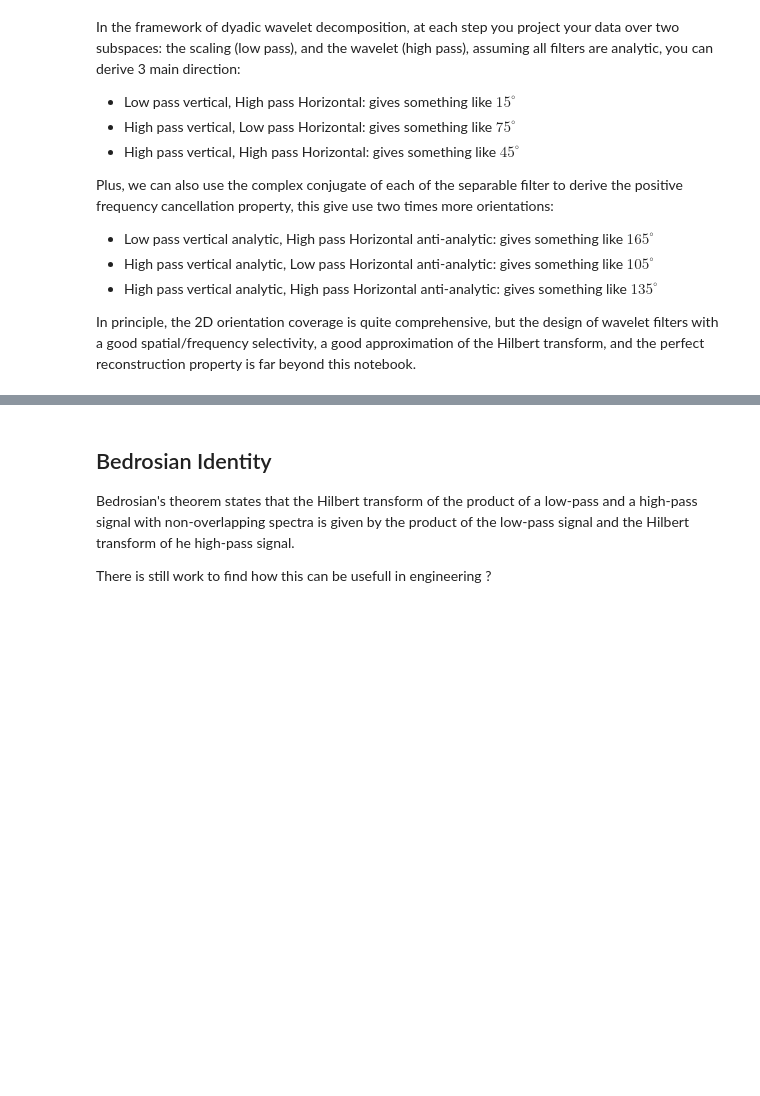
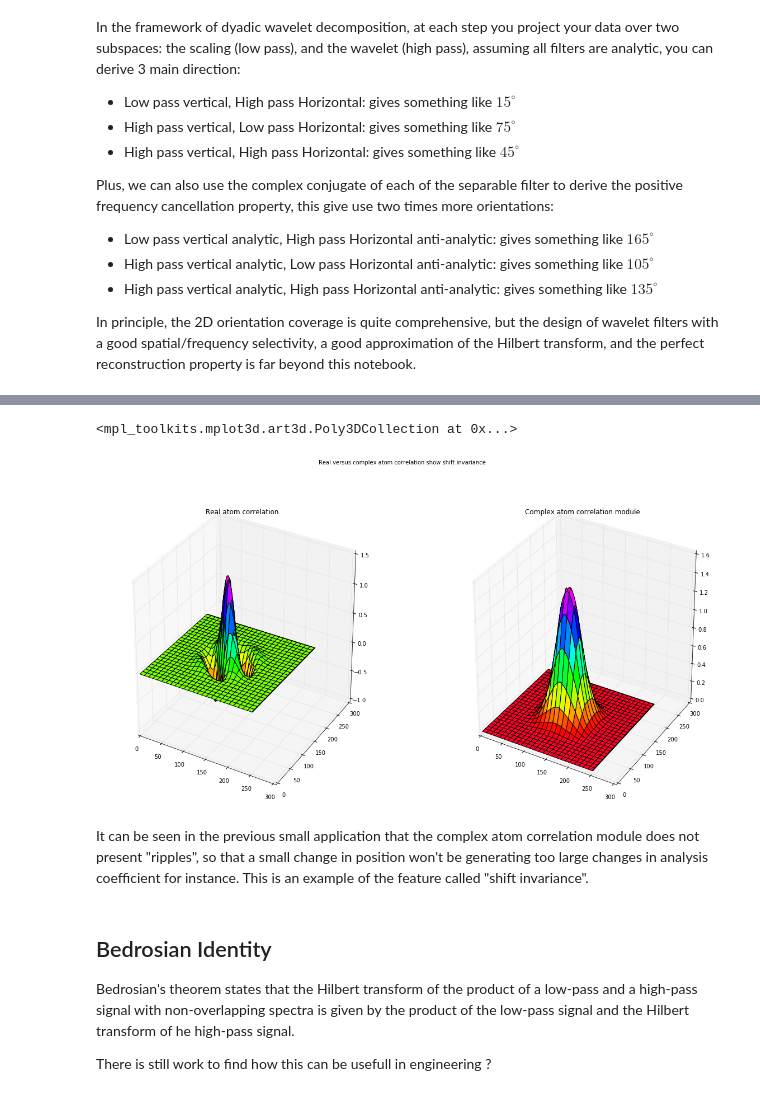
Before and after one commit to pierrepaleo/SignalProcessing-Python, a Jupyter notebook: HilbertTransform.ipynb, the cells around one changed output, grey strips where cells are left out. Drawn from its saved outputs; the diff is of its cells as text; code cells hidden in the pictures; blank space fills up the shorter version.

Commit message:
Shift invariance

```diff
--- a/HilbertTransform.ipynb
+++ b/HilbertTransform.ipynb
@@ -696,3 +712,37 @@ plt.imshow(K2)
+# %%
+#Checking for "shift invariance" of the complex representation
+
+atom = cpx2DAtom.real
+
+#Let's compute the 2D correlation between original image and the complex atom
+cpxCorrel = np.complex64(sisp.convolve2d(atom, cpx2DAtom.real, mode='full', boundary='fill', fillvalue=0))
+cpxCorrel.imag = sisp.convolve2d( atom, cpx2DAtom.imag, mode='full', boundary='fill', fillvalue=0)
+
+#prettier plot if resampled
+cpxCorrelResamp = np.complex64(scim.zoom(cpxCorrel.real, 12, order=3))
+cpxCorrelResamp.imag = scim.zoom(cpxCorrel.imag, 12, order=3)
+
+plt.figure(0,figsize=(20,10))
+
+fig = plt.figure(0)
+plt.suptitle("Real versus complex atom correlation show shift invariance")
+
+ogrid = np.lib.index_tricks.nd_grid()
+xAxis,yAxis=ogrid[0:cpxCorrelResamp.shape[0],0:cpxCorrelResamp.shape[1]]
+
+ax = fig.add_subplot(121,projection='3d')
+ax.set_title("Real atom correlation")
+ax.plot_surface(xAxis,yAxis,cpxCorrelResamp.real,cmap='gist_rainbow')
+
+ax = fig.add_subplot(122,projection='3d')
+ax.set_title("Complex atom correlation module")
+ax.plot_surface(xAxis,yAxis,np.abs(cpxCorrelResamp),cmap='gist_rainbow')
+# %% [output]
+<mpl_toolkits.mplot3d.art3d.Poly3DCollection at 0x...>
+[figure, added]
+# %% [markdown]
+It can be seen in the previous small application that the complex atom correlation module does not present "ripples", so that a small change in position won't be generating too large changes in analysis coefficient for instance.
+This is an example of the feature called "shift invariance".
 # %% [markdown]
 ## Bedrosian Identity
 
```
Also changed, not shown: parts of 5 cells of this notebook.
